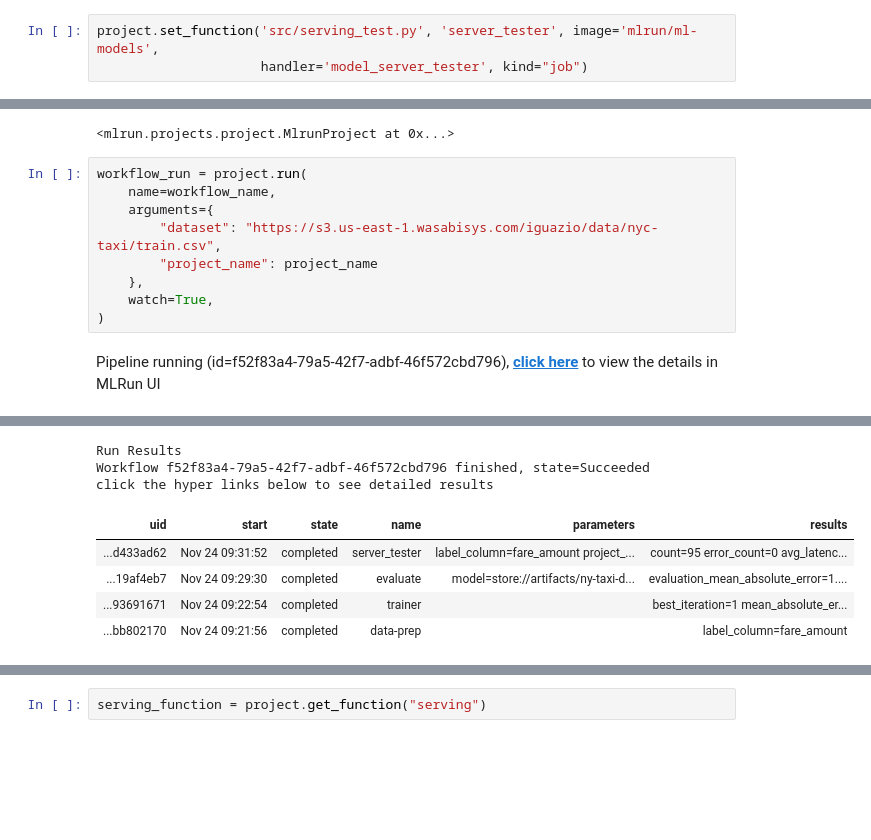
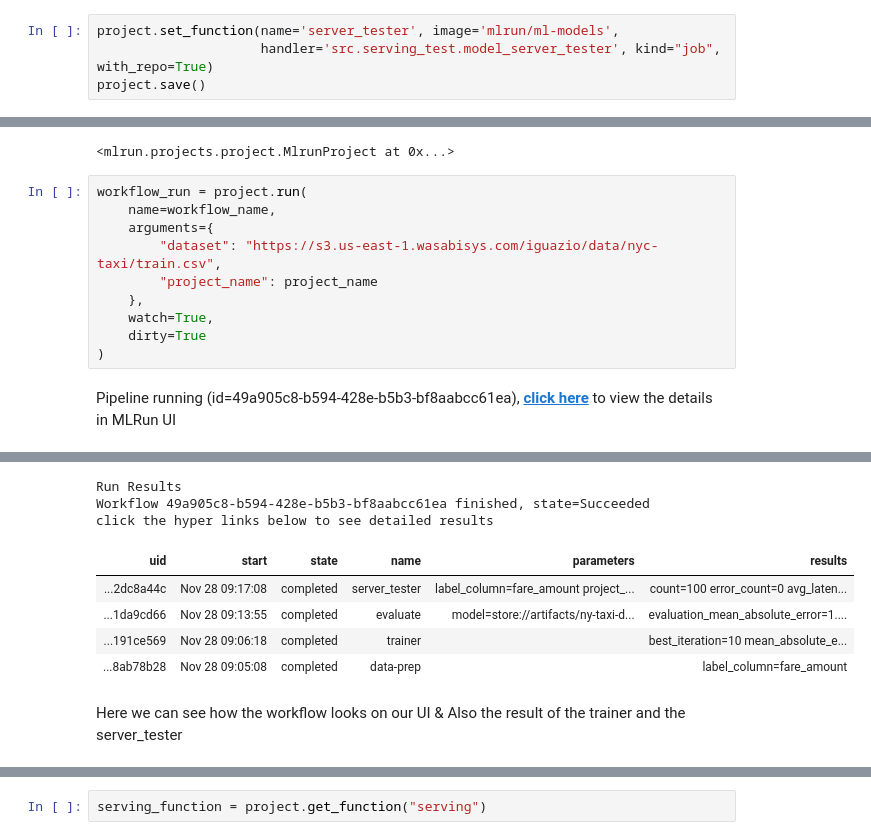
Before and after one commit to yaronha/nyc-taxi-demo, a Jupyter notebook: 03-automation-monitoring.ipynb, the cells around one changed output, grey strips where cells are left out. Cells and saved outputs as stored; diff of their text form; blank space fills up the shorter version.

```diff
--- a/03-automation-monitoring.ipynb
+++ b/03-automation-monitoring.ipynb
@@ -21,4 +21,5 @@ project = mlrun.get_or_create_project(
 # %%
-project.set_function('src/serving_test.py', 'server_tester', image='mlrun/ml-models',
-                     handler='model_server_tester', kind="job")
+project.set_function(name='server_tester', image='mlrun/ml-models',
+                     handler='src.serving_test.model_server_tester', kind="job", with_repo=True)
+project.save()
 # %% [output]
@@ -40,20 +41,23 @@ project.save()
 # %%
 workflow_run = project.run(
     name=workflow_name,
     arguments={
         "dataset": "https://s3.us-east-1.wasabisys.com/iguazio/data/nyc-taxi/train.csv",
         "project_name": project_name
     },
     watch=True,
+    dirty=True
 )
 # %% [output]
-Pipeline running (id=f52f83a4-79a5-42f7-adbf-46f572cbd796), click here to view the details in MLRun UI
+Pipeline running (id=49a905c8-b594-428e-b5b3-bf8aabcc61ea), click here to view the details in MLRun UI
 [drawing not drawn]
 Run Results
-Workflow f52f83a4-79a5-42f7-adbf-46f572cbd796 finished, state=Succeeded
+Workflow 49a905c8-b594-428e-b5b3-bf8aabcc61ea finished, state=Succeeded
 click the hyper links below to see detailed results
 | uid | start | state | name | parameters | results |
-| ...d433ad62 | Nov 24 09:31:52 | completed | server_tester | label_column=fare_amount project_... | count=95 error_count=0 avg_latenc... |
-| ...19af4eb7 | Nov 24 09:29:30 | completed | evaluate | model=store://artifacts/ny-taxi-d... | evaluation_mean_absolute_error=1.... |
-| ...93691671 | Nov 24 09:22:54 | completed | trainer |  | best_iteration=1 mean_absolute_er... |
-| ...bb802170 | Nov 24 09:21:56 | completed | data-prep |  | label_column=fare_amount |
+| ...2dc8a44c | Nov 28 09:17:08 | completed | server_tester | label_column=fare_amount project_... | count=100 error_count=0 avg_laten... |
+| ...1da9cd66 | Nov 28 09:13:55 | completed | evaluate | model=store://artifacts/ny-taxi-d... | evaluation_mean_absolute_error=1.... |
+| ...191ce569 | Nov 28 09:06:18 | completed | trainer |  | best_iteration=10 mean_absolute_e... |
+| ...8ab78b28 | Nov 28 09:05:08 | completed | data-prep |  | label_column=fare_amount |
+# %% [markdown]
+Here we can see how the workflow looks on our UI & Also the result of the trainer and the server_tester
```
Also changed, not shown: parts of 17 cells of this notebook, 3 other files.
